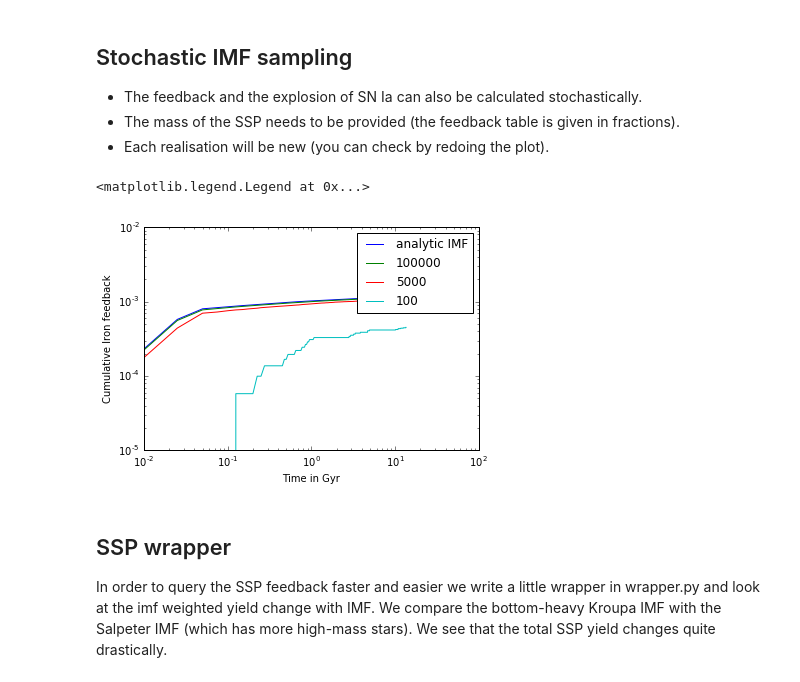
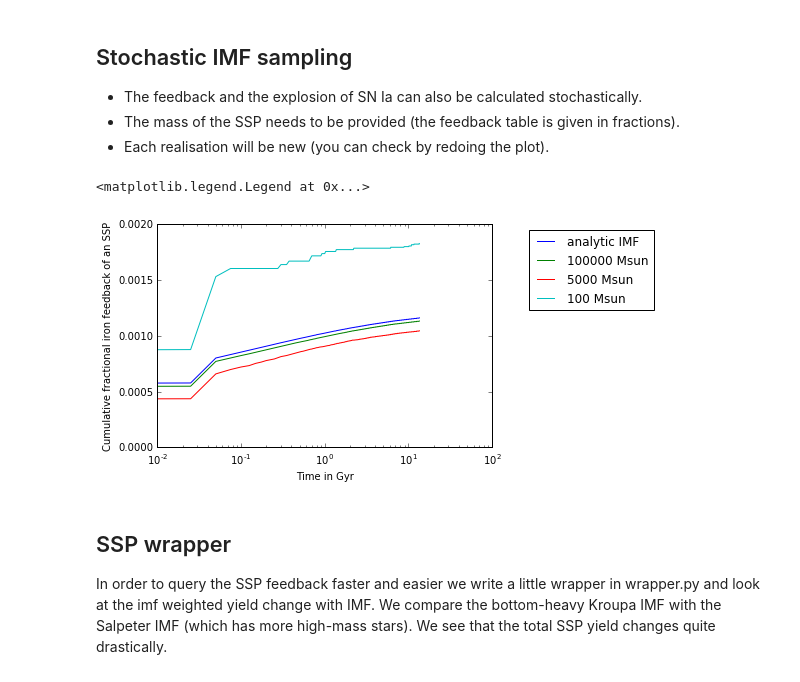
Before and after one commit to jan-rybizki/Chempy, a Jupyter notebook: tutorials/4-Simple_stellar_population.ipynb, the cells around one changed output. Cells and saved outputs as stored; diff of their text form; code cells hidden in the pictures.

```diff
--- a/tutorials/4-Simple_stellar_population.ipynb
+++ b/tutorials/4-Simple_stellar_population.ipynb
@@ -263,28 +263,27 @@ plt.legend()
 # %%
 basic_imf = IMF(a.mmin,a.mmax,a.mass_steps)
 getattr(basic_imf, a.imf_type_name)((a.chabrier_para1,a.chabrier_para2,a.chabrier_para3,a.high_mass_slope))
 basic_ssp = SSP(False, np.copy(basic_solar.z), np.copy(basic_imf.x), np.copy(basic_imf.dm), np.copy(basic_imf.dn), np.copy(time_steps), list(elements_to_trace), 'Argast_2000', 'logarithmic', False)
 basic_ssp.sn2_feedback(list(basic_sn2.elements), dict(basic_sn2.table), np.copy(basic_sn2.metallicities), float(a.sn2mmin), float(a.sn2mmax),list(solar_fractions))
 basic_ssp.agb_feedback(list(basic_agb.elements), dict(basic_agb.table), list(basic_agb.metallicities), float(a.agbmmin), float(a.agbmmax),list(solar_fractions))
 basic_ssp.sn1a_feedback(list(basic_1a.elements), list(basic_1a.metallicities), dict(basic_1a.table), str(a.time_delay_functional_form), float(a.sn1ammin), float(a.sn1ammax), [a.N_0,a.sn1a_time_delay,a.sn1a_exponent,a.dummy],float(a.total_mass), True)
 plt.plot(time_steps,np.cumsum(basic_ssp.table['Fe']), label = 'analytic IMF')
 for mass in [1e5,5e3,1e2]:
     basic_imf = IMF(a.mmin,a.mmax,a.mass_steps)
     getattr(basic_imf, a.imf_type_name)((a.chabrier_para1,a.chabrier_para2,a.chabrier_para3,a.high_mass_slope))
     basic_imf.stochastic_sampling(mass)
     basic_ssp = SSP(False, np.copy(basic_solar.z), np.copy(basic_imf.x), np.copy(basic_imf.dm), np.copy(basic_imf.dn), np.copy(time_steps), list(elements_to_trace), 'Argast_2000', 'logarithmic', False)
     basic_ssp.sn2_feedback(list(basic_sn2.elements), dict(basic_sn2.table), np.copy(basic_sn2.metallicities), float(a.sn2mmin), float(a.sn2mmax),list(solar_fractions))
     basic_ssp.agb_feedback(list(basic_agb.elements), dict(basic_agb.table), list(basic_agb.metallicities), float(a.agbmmin), float(a.agbmmax),list(solar_fractions))
     basic_ssp.sn1a_feedback(list(basic_1a.elements), list(basic_1a.metallicities), dict(basic_1a.table), str(a.time_delay_functional_form), float(a.sn1ammin), float(a.sn1ammax), [a.N_0,a.sn1a_time_delay,a.sn1a_exponent,a.dummy],float(a.total_mass), True)
-    plt.plot(time_steps,np.cumsum(basic_ssp.table['Fe']), label = '%d' %(mass))
-plt.yscale('log')
+    plt.plot(time_steps,np.cumsum(basic_ssp.table['Fe']), label = '%d Msun' %(mass))
 plt.xscale('log')
-plt.ylabel('Cumulative Iron feedback')
+plt.ylabel('Cumulative fractional iron feedback of an SSP')
 plt.xlabel('Time in Gyr')
-plt.legend()
+plt.legend(bbox_to_anchor = (1.5,1))
 # %% [output]
 <matplotlib.legend.Legend at 0x...>
-[figure, old version]
+[figure, new version]
 # %% [markdown]
 ## SSP wrapper
 In order to query the SSP feedback faster and easier we write a little wrapper in wrapper.py and look at the imf weighted yield change with IMF. We compare the bottom-heavy Kroupa IMF with the Salpeter IMF (which has more high-mass stars). We see that the total SSP yield changes quite drastically.
```
Also changed, not shown: parts of 1 cell of this notebook, 11 other files.
